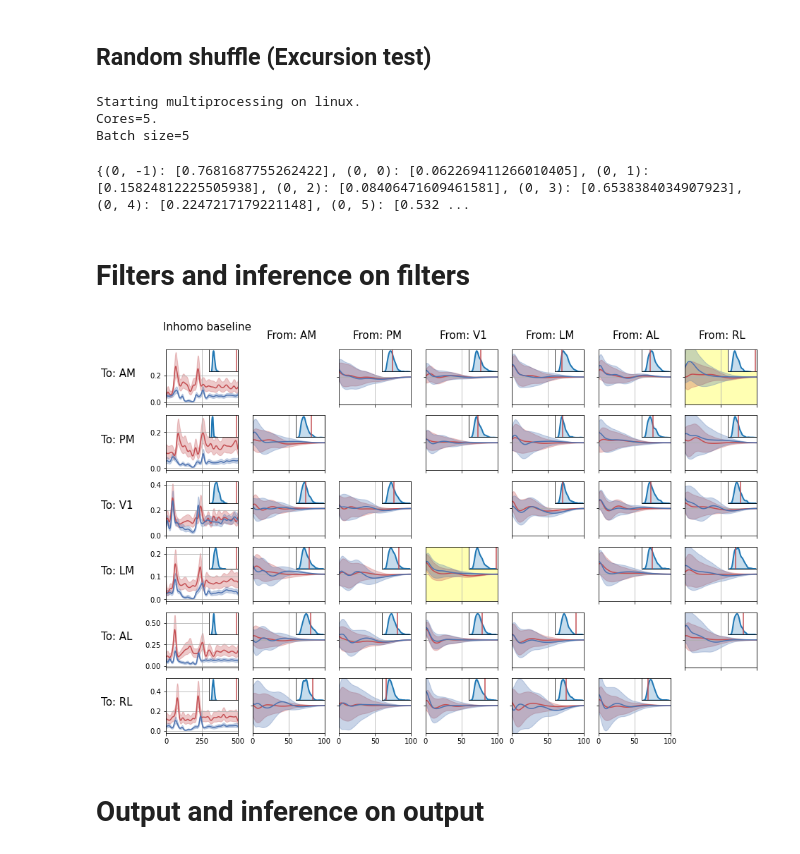
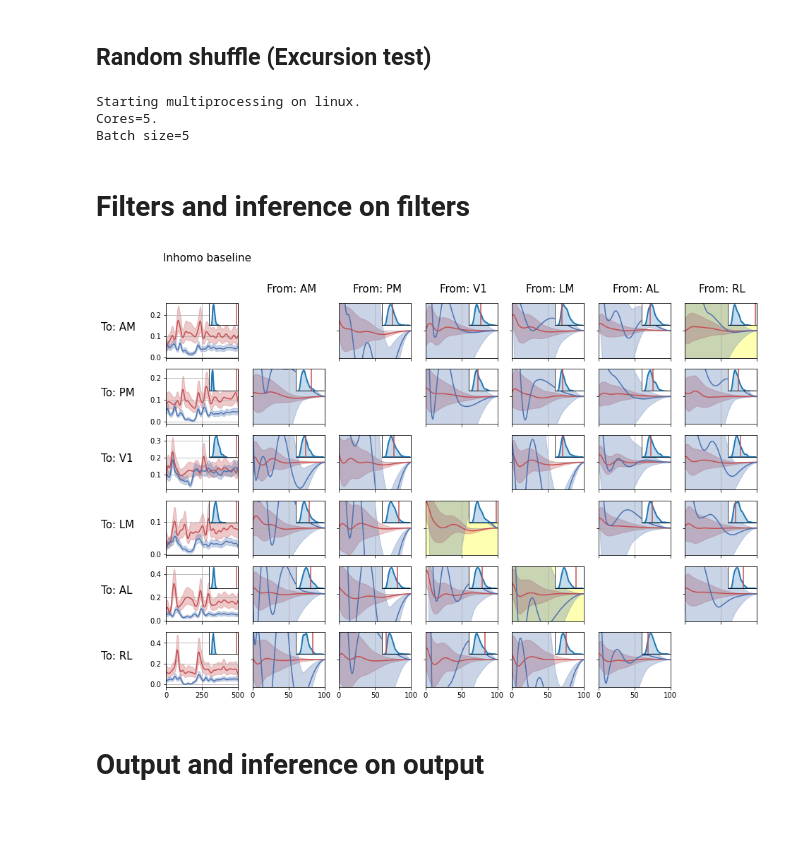
Before and after one commit to Qi-Xin/MultiNeuronGLM, a Jupyter notebook: 2022 Sep version time-warping nonlinear history.ipynb, the cells around one changed output. Cells and saved outputs as stored; diff of their text form; code cells hidden in the pictures; blank space fills up the shorter version.

```diff
--- a/2022 Sep version time-warping nonlinear history.ipynb
+++ b/2022 Sep version time-warping nonlinear history.ipynb
@@ -1104,10 +1284,9 @@ for i, target_probe in tqdm(enumerate(probe_list)):
 ## Random shuffle (Excursion test)
 # %%
 from GLM import get_statistics_null_mp
-statistics_null_filter, statistics_null_output = get_statistics_null_mp(5, V1, membership, condition_ids, probe_list,
+statistics_null_filter_new, statistics_null_output_new = get_statistics_null_mp(5, V1, membership, condition_ids, probe_list,
                                          num_basis_baseline, coupling_filter_params)
 # %% [output]
 Starting multiprocessing on linux.
 Cores=5.
 Batch size=5
-{(0, -1): [0.7681687755262422], (0, 0): [0.062269411266010405], (0, 1): [0.15824812225505938], (0, 2): [0.08406471609461581], (0, 3): [0.6538384034907923], (0, 4): [0.2247217179221148], (0, 5): [0.532 ...
@@ -1125,0 +1299,3 @@ with open('statistics_null_output.pickle', 'wb') as handle:
+# %%
+statistics_null_filter = GLM.merge_dict(statistics_null_filter, statistics_null_filter_new)
+statistics_null_output = GLM.merge_dict(statistics_null_output, statistics_null_output_new)
@@ -1126,5 +1308,15 @@ with open('statistics_null_output.pickle', 'wb') as handle:
 # %% [markdown]
 # Filters and inference on filters
+# %%
+# Correct for different number of neurons in different areas
+probe_list = ['probeA', 'probeB', 'probeC', 'probeD', 'probeE', 'probeF']
+neuron_num = np.zeros(len(probe_list))
+for iprobe, probe in enumerate(probe_list):
+    num_cross_pop = []
+    for icondition in range(len(membership)):
+        aaa = membership[icondition]
+        num_cross_pop.append( len(aaa[np.logical_and( aaa['probe']==probe , aaa['group_id']==0)]) )
+    neuron_num[iprobe] = np.mean(num_cross_pop)
 # %%
 pvalue_filter = {}
 for i in range(len(probe_list)):
@@ -1137,7 +1329,7 @@ for i in range(len(probe_list)):
 name_list = ['AM', 'PM', 'V1', 'LM', 'AL', 'RL']
 fontsize = 15
 filter_length = 100
-filter_amp = 0.2
+filter_amp = 1.5
 trial_length = V1.nt
 
 sns.reset_orig()
@@ -1151,12 +1343,14 @@ for i in range(len(probe_list)):
         filter_index = i,j
         y, ci = running_filter[filter_index]
         x = np.arange(y.shape[0])
+
         if j == -1:
             plt.plot(x, np.exp(y),label='running', color='r')
             plt.fill_between(x, np.exp((y-2*ci)), np.exp((y+2*ci)), color='r', alpha=.3)
         else:
-            plt.plot(x, y,label='running', color='r')
-            plt.fill_between(x, y-2*ci, y+2*ci, color='r', alpha=.3)
+            # Correct for different number of neurons in different areas
+            plt.plot(x, y*neuron_num[j],label='running', color='r')
+            plt.fill_between(x, (y-2*ci)*neuron_num[j], (y+2*ci)*neuron_num[j], color='r', alpha=.3)
 
         y, ci = stationary_filter[filter_index]
         x = np.arange(y.shape[0])
@@ -1167,45 +1361,56 @@ for i in range(len(probe_list)):
             plt.xlim([0, trial_length])
 
         else:
-            plt.plot(x, y,label='stationary', color='b')
-            plt.fill_between(x, y-2*ci, y+2*ci, color='b', alpha=.3)
+            y = y*neuron_num[j]
+            ci = ci*neuron_num[j]
+            plt.plot(x, y*neuron_num[j],label='stationary', color='b')
+            plt.fill_between(x, (y-2*ci)*neuron_num[j], (y+2*ci)*neuron_num[j], color='b', alpha=.3)
             plt.yticks([0])
             plt.ylim([-filter_amp, filter_amp])
             plt.yticks(color='w')
             plt.xticks([0, filter_length/2, filter_length])
             plt.xlim([0, filter_length])
             if i==0:
                 plt.text(0.2*filter_length, 1.4*filter_amp, f'From: {name_list[j]}', fontsize=fontsize)
 
         if j==0:
             plt.text(-2.1*filter_length, 0, f'To: {name_list[i]}', fontsize=fontsize)
         if i != 5:
             plt.xticks(color='w')
         plt.grid()
 
         ins = ax.inset_axes([0.6,0.6,0.4,0.4])
         sns.kdeplot(statistics_null[filter_index], linewidth=2, ax=ins, fill=True)
         ins.axvline(statistics[filter_index], linewidth=1.5, color='r')
         ins.set_xticks([])
         ins.set_yticks([])
         ins.set_ylabel('')
 
         if i==0 and j==2:
             plt.subplot(6, 7, i*7+j+1+1, frameon=True)
             plt.text(-4.5*filter_length, 0, f'To: AM', fontsize=fontsize)
         if i==1 and j==0:
             plt.subplot(6, 7, i*7+j+1+1, frameon=True)
             plt.text(0.2*filter_length, 3.8*filter_amp, f'From: AM', fontsize=fontsize)
         if i==0 and j==-1:
             plt.subplot(6, 7, i*7+j+1+1, frameon=True)
-            plt.text(-0.2*filter_length, 2.7*filter_amp, f'Inhomo baseline', fontsize=fontsize)
+            plt.text(-0.2*filter_length, 0.3*filter_amp, f'Inhomo baseline', fontsize=fontsize)
 
-        if pvalue_filter[filter_index]<=0.01 and j!=-1:
+        if pvalue_filter[filter_index]<=0.05 and j!=-1:
             # change yellow to ROI
-#             argmax_region = np.argmax(GLM.get_excursion_test(ROI_filter[filter_index])
-            ax.patch.set_alpha(0.3)
-            ax.set_facecolor('yellow')
+            stats_list = []
+            for ii, ROI in enumerate(ROI_filter[filter_index]):
+                function1 = stationary_filter[filter_index][0]
+                function2 = running_filter[filter_index][0]
+                diff = np.abs(function1 - function2)
+                stats_list.append( np.sum(diff[ROI]) )
+            temp = ROI_filter[filter_index][np.argmax(stats_list)]
+            x = np.array([temp.min(), temp.max()])
+            plt.fill_between(x, np.array([-filter_amp,-filter_amp]), np.array([filter_amp,filter_amp]), \
+                             color='yellow', alpha=.5)
+#             ax.patch.set_alpha(0.3)
+#             ax.set_facecolor('yellow')
 # %% [output]
-[figure, old version]
+[figure, new version]
 # %% [markdown]
 # Output and inference on output
```
Also changed, not shown: parts of 45 cells of this notebook, 1 other file.
